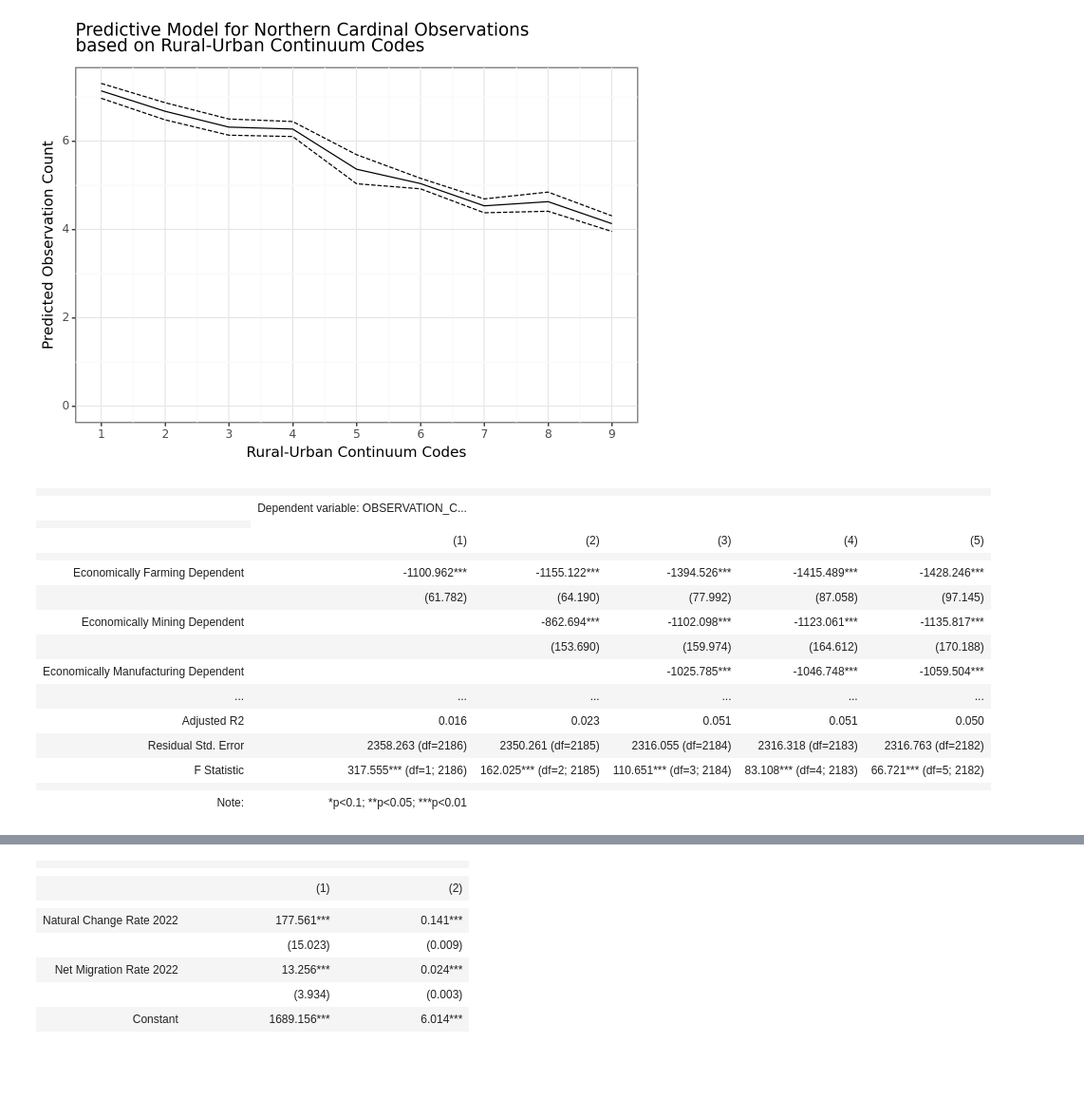
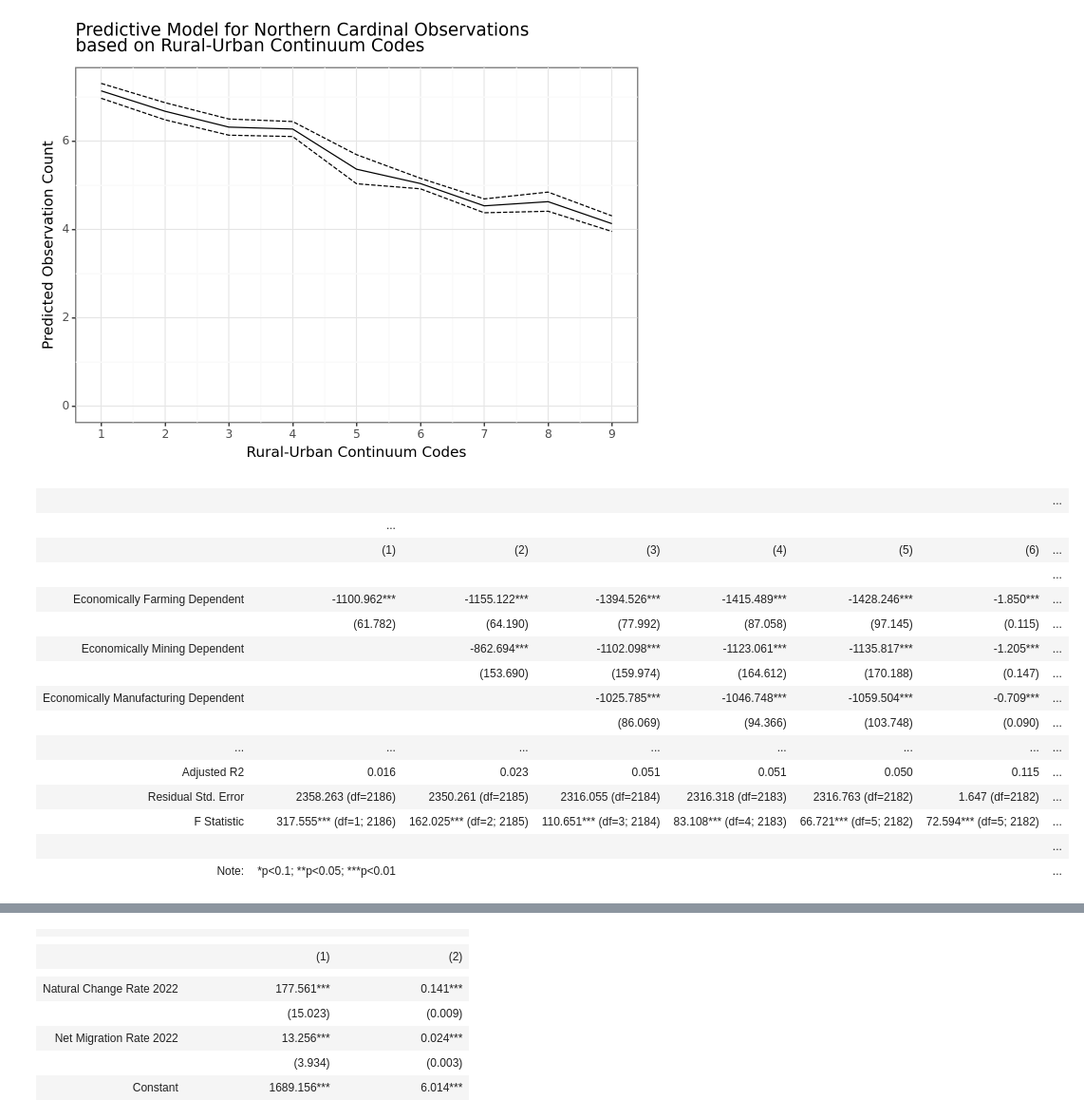
Before and after one commit to Iandrewburg/DA2_TERM_PROJECT, a Jupyter notebook: Final_Project_Data.ipynb, the cells around one changed output, grey strips where cells are left out. Shown at 95% size. Drawn from its saved outputs; the diff is of its cells as text; code cells hidden in the pictures; blank space fills up the shorter version.

```diff
--- a/Final_Project_Data.ipynb
+++ b/Final_Project_Data.ipynb
@@ -637,44 +658,46 @@ print(plot)
 # %%
 # OLS on Rural-Urban Continuum Codes
 reg20 = smf.ols(formula="OBSERVATION_COUNT ~ EconType_FarmDependent", data=county_norcar_merged_dummies).fit(cov_type="HC1") # Unconditional
 reg21 = smf.ols(formula="OBSERVATION_COUNT ~ EconType_FarmDependent + EconType_MiningDependent", data=county_norcar_merged_dummies).fit(cov_type="HC1")
 reg22 = smf.ols(formula="OBSERVATION_COUNT ~ EconType_FarmDependent + EconType_MiningDependent + EconType_ManufacturingDependent", data=county_norcar_merged_dummies).fit(cov_type="HC1")
 reg23 = smf.ols(formula="OBSERVATION_COUNT ~ EconType_FarmDependent + EconType_MiningDependent + EconType_ManufacturingDependent + EconType_FederalStateGovDependent", data=county_norcar_merged_dummies).fit(cov_type="HC1")
-reg24 = smf.ols(formula="OBSERVATION_COUNT ~ EconType_FarmDependent + EconType_MiningDependent + EconType_ManufacturingDependent + EconType_FederalStateGovDependent + EconType_RecreationDependent", data=county_norcar_merged_dummies).fit(cov_type="HC1")
+reg24a = smf.ols(formula="OBSERVATION_COUNT ~ EconType_FarmDependent + EconType_MiningDependent + EconType_ManufacturingDependent + EconType_FederalStateGovDependent + EconType_RecreationDependent", data=county_norcar_merged_dummies).fit(cov_type="HC1")
+reg24b = smf.ols(formula="ln_OBSERVATION_COUNT ~ EconType_FarmDependent + EconType_MiningDependent + EconType_ManufacturingDependent + EconType_FederalStateGovDependent + EconType_RecreationDependent", data=county_norcar_merged_dummies).fit(cov_type="HC1")
 
-stargazer = Stargazer([reg20, reg21, reg22, reg23, reg24])
+
+stargazer = Stargazer([reg20, reg21, reg22, reg23, reg24a, reg24b])
 stargazer.covariate_order(["EconType_FarmDependent", "EconType_MiningDependent", "EconType_ManufacturingDependent",
                            "EconType_FederalStateGovDependent", "EconType_RecreationDependent", "Intercept"])
 
 stargazer.rename_covariates({
     "EconType_FarmDependent": "Economically Farming Dependent",
     "EconType_MiningDependent": "Economically Mining Dependent",
     "EconType_ManufacturingDependent": "Economically Manufacturing Dependent",
     "EconType_FederalStateGovDependent": "Economically Federal/State Government Dependent",
     "EconType_RecreationDependent": "Economically Recreation Dependent",
     "Intercept": "Constant"
 })
 
 
 #stargazer.custom_columns(["Unconditional", "Level of Education", "BA Degree Quadratic", "MA & Prof Degree", "4th Order Polynomial"], [1, 1, 1, 1, 1])
 stargazer
 # %% [output]
-|  |  |  |  |  |  |
-|  | Dependent variable: OBSERVATION_C... |  |  |  |  |
-|  |
-|  | (1) | (2) | (3) | (4) | (5) |
-|  |  |  |  |  |  |
-| Economically Farming Dependent | -1100.962*** | -1155.122*** | -1394.526*** | -1415.489*** | -1428.246*** |
-|  | (61.782) | (64.190) | (77.992) | (87.058) | (97.145) |
-| Economically Mining Dependent |  | -862.694*** | -1102.098*** | -1123.061*** | -1135.817*** |
-|  |  | (153.690) | (159.974) | (164.612) | (170.188) |
-| Economically Manufacturing Dependent |  |  | -1025.785*** | -1046.748*** | -1059.504*** |
-| ... | ... | ... | ... | ... | ... |
-| Adjusted R2 | 0.016 | 0.023 | 0.051 | 0.051 | 0.050 |
-| Residual Std. Error | 2358.263 (df=2186) | 2350.261 (df=2185) | 2316.055 (df=2184) | 2316.318 (df=2183) | 2316.763 (df=2182) |
-| F Statistic | 317.555*** (df=1; 2186) | 162.025*** (df=2; 2185) | 110.651*** (df=3; 2184) | 83.108*** (df=4; 2183) | 66.721*** (df=5; 2182) |
-|  |  |  |  |  |  |
-| Note: | *p<0.1; **p<0.05; ***p<0.01 |  |  |  |  |
+|  |  |  |  |  |  |  | ... |
+|  | ... |
+|  | (1) | (2) | (3) | (4) | (5) | (6) | ... |
+|  |  |  |  |  |  |  | ... |
+| Economically Farming Dependent | -1100.962*** | -1155.122*** | -1394.526*** | -1415.489*** | -1428.246*** | -1.850*** | ... |
+|  | (61.782) | (64.190) | (77.992) | (87.058) | (97.145) | (0.115) | ... |
+| Economically Mining Dependent |  | -862.694*** | -1102.098*** | -1123.061*** | -1135.817*** | -1.205*** | ... |
+|  |  | (153.690) | (159.974) | (164.612) | (170.188) | (0.147) | ... |
+| Economically Manufacturing Dependent |  |  | -1025.785*** | -1046.748*** | -1059.504*** | -0.709*** | ... |
+|  |  |  | (86.069) | (94.366) | (103.748) | (0.090) | ... |
+| ... | ... | ... | ... | ... | ... | ... | ... |
+| Adjusted R2 | 0.016 | 0.023 | 0.051 | 0.051 | 0.050 | 0.115 | ... |
+| Residual Std. Error | 2358.263 (df=2186) | 2350.261 (df=2185) | 2316.055 (df=2184) | 2316.318 (df=2183) | 2316.763 (df=2182) | 1.647 (df=2182) | ... |
+| F Statistic | 317.555*** (df=1; 2186) | 162.025*** (df=2; 2185) | 110.651*** (df=3; 2184) | 83.108*** (df=4; 2183) | 66.721*** (df=5; 2182) | 72.594*** (df=5; 2182) | ... |
+|  |  |  |  |  |  |  | ... |
+| Note: | *p<0.1; **p<0.05; ***p<0.01 |  |  |  |  |  | ... |
 # %%
 import pandas as pd
 import numpy as np
```
Also changed, not shown: parts of 6 cells of this notebook.
